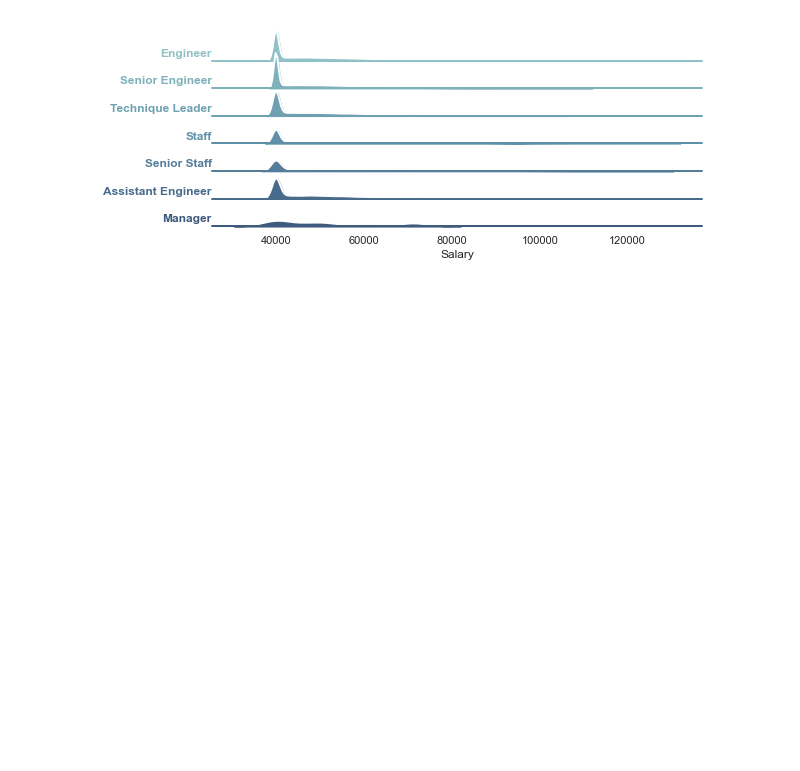
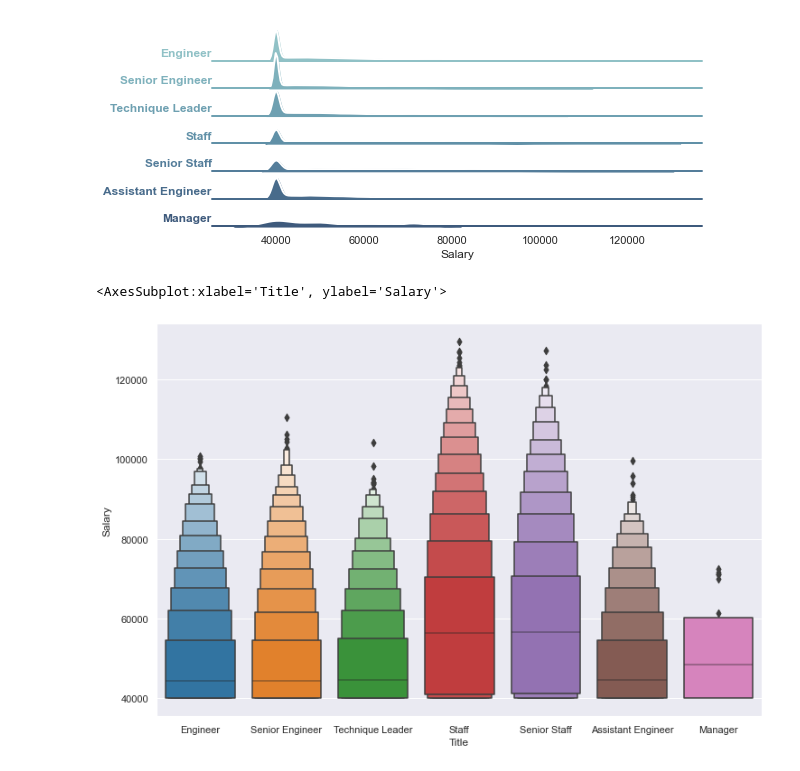
Before and after one commit to gabeo13/Compensation-Analysis, a Jupyter notebook: EmployeeSQL/SQLalchemy.ipynb, the cells around one changed output. Drawn from its saved outputs; the diff is of its cells as text; code cells hidden in the pictures; blank space fills up the shorter version.

```diff
--- a/EmployeeSQL/SQLalchemy.ipynb
+++ b/EmployeeSQL/SQLalchemy.ipynb
@@ -164,3 +164,12 @@ g.despine(bottom=True, left=True)
 # %% [output]
 <seaborn.axisgrid.FacetGrid at 0x...>
 [figure]
+# %%
+# More messing with plots
+plt.figure(figsize=(12,8))
+sns.set_palette("tab10")
+sns.set_style("darkgrid")
+sns.boxenplot(x="Title", y="Salary", scale="linear", data=emp_info)
+# %% [output]
+<AxesSubplot:xlabel='Title', ylabel='Salary'>
+[figure, added]
```
